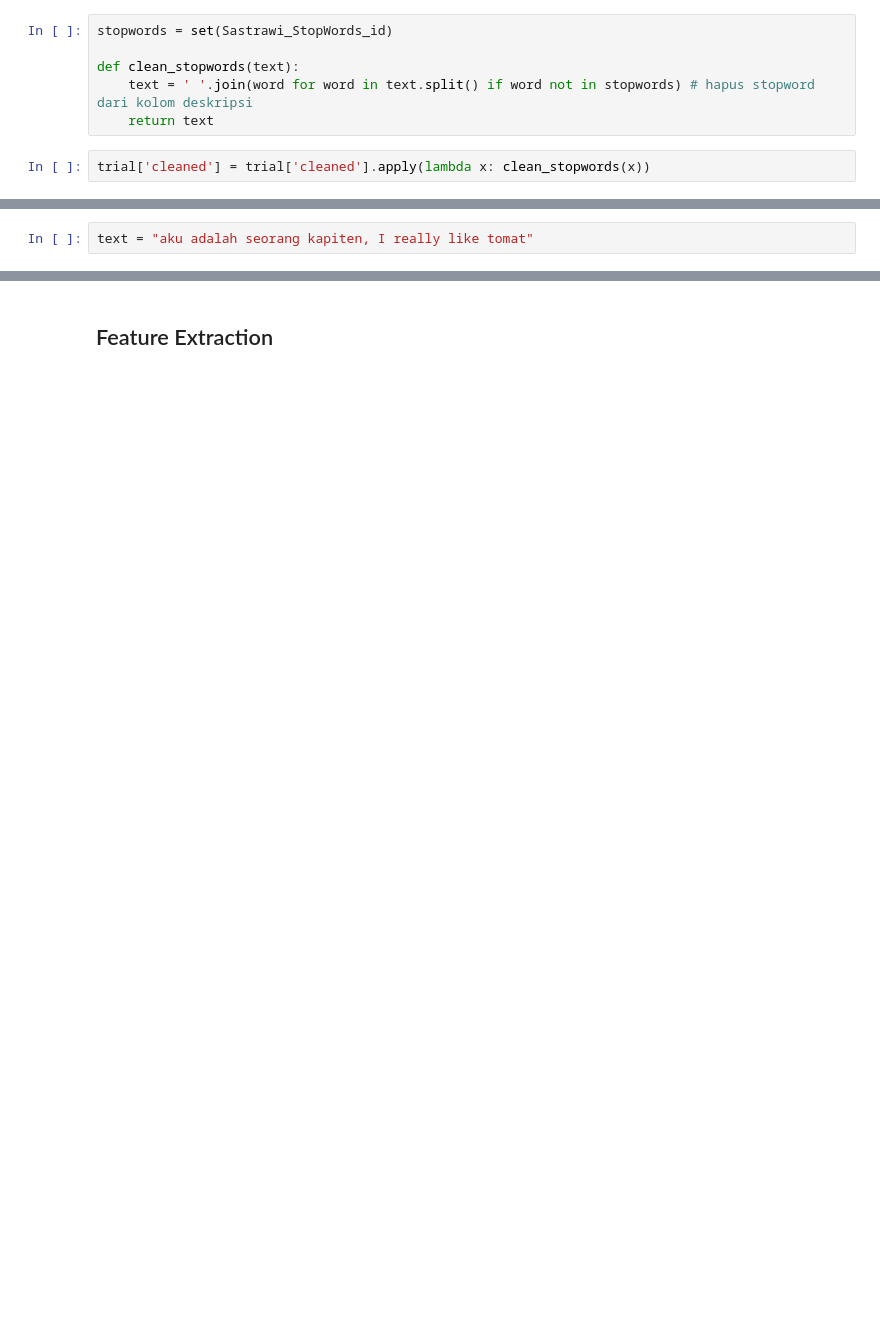
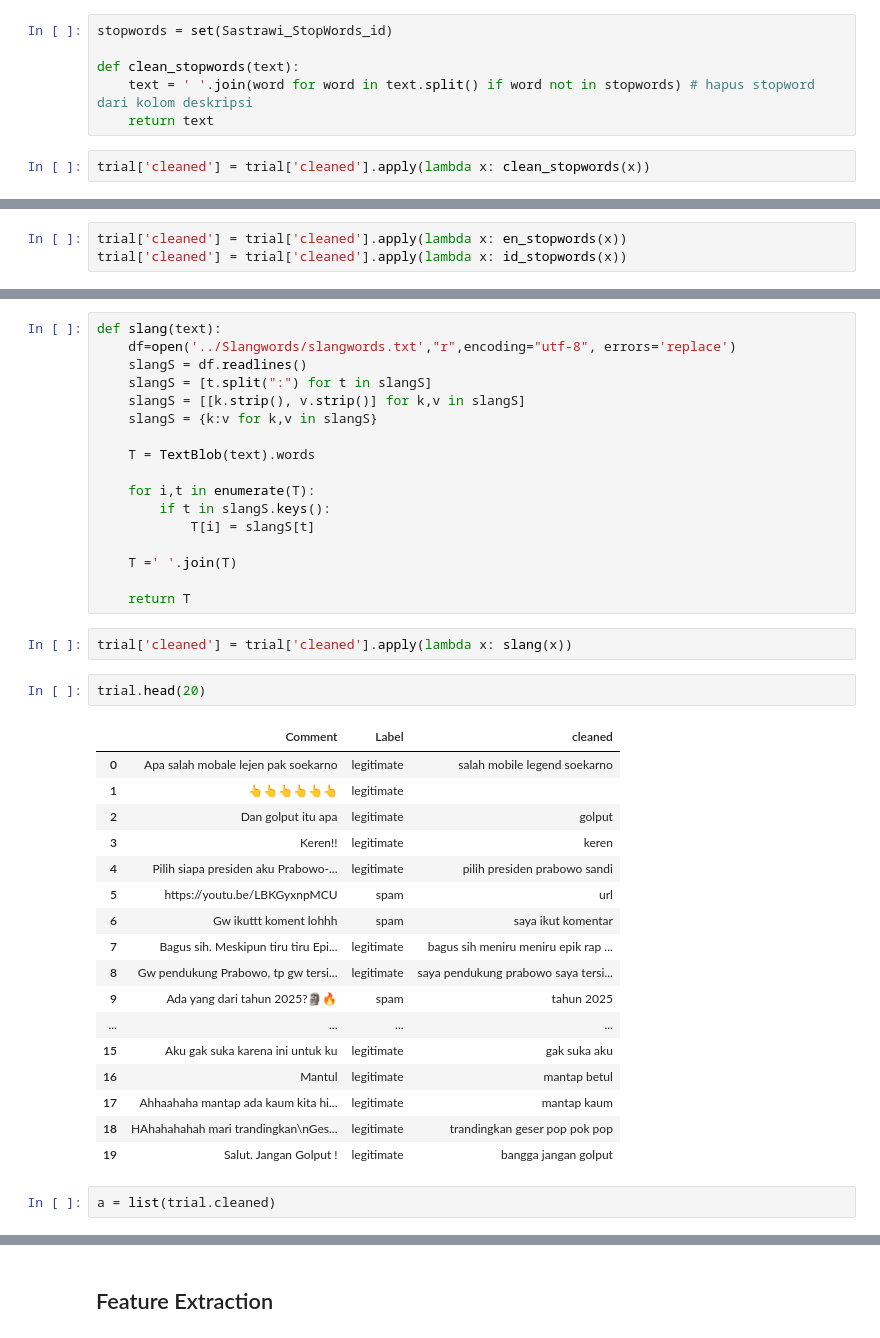
Before and after one commit to dewirizki/CommentsDetection, a Jupyter notebook: Code/data_prepocessing.ipynb, the cells around one changed output, grey strips where cells are left out. Drawn from its saved outputs; the diff is of its cells as text; blank space fills up the shorter version.

```diff
--- a/Code/data_prepocessing.ipynb
+++ b/Code/data_prepocessing.ipynb
@@ -642,2 +747,0 @@ id_stop = set(id_stop)
-# %%
-text = "aku adalah seorang kapiten, I really like tomat"
@@ -659,0 +748,3 @@ id_stopwords(text)
+# %%
+trial['cleaned'] = trial['cleaned'].apply(lambda x: en_stopwords(x))
+trial['cleaned'] = trial['cleaned'].apply(lambda x: id_stopwords(x))
@@ -659,0 +765,41 @@ id_stopwords(text)
+# %%
+def slang(text):
+    df=open('../Slangwords/slangwords.txt',"r",encoding="utf-8", errors='replace')
+    slangS = df.readlines()
+    slangS = [t.split(":") for t in slangS]
+    slangS = [[k.strip(), v.strip()] for k,v in slangS]
+    slangS = {k:v for k,v in slangS}
+
+    T = TextBlob(text).words
+
+    for i,t in enumerate(T):
+        if t in slangS.keys():
+            T[i] = slangS[t]
+
+    T =' '.join(T)
+
+    return T
+# %%
+trial['cleaned'] = trial['cleaned'].apply(lambda x: slang(x))
+# %%
+trial.head(20)
+# %% [output]
+|  | Comment | Label | cleaned |
+| 0 | Apa salah mobale lejen pak soekarno | legitimate | salah mobile legend soekarno |
+| 1 | 👆👆👆👆👆👆 | legitimate |  |
+| 2 | Dan golput itu apa | legitimate | golput |
+| 3 | Keren!! | legitimate | keren |
+| 4 | Pilih siapa presiden aku Prabowo-... | legitimate | pilih presiden prabowo sandi |
+| 5 | https://youtu.be/LBKGyxnpMCU | spam | url |
+| 6 | Gw ikuttt koment lohhh | spam | saya ikut komentar |
+| 7 | Bagus sih. Meskipun tiru tiru Epi... | legitimate | bagus sih meniru meniru epik rap ... |
+| 8 | Gw pendukung Prabowo, tp gw tersi... | legitimate | saya pendukung prabowo saya tersi... |
+| 9 | Ada yang dari tahun 2025?🗿🔥 | spam | tahun 2025 |
+| ... | ... | ... | ... |
+| 15 | Aku gak suka karena ini untuk ku | legitimate | gak suka aku |
+| 16 | Mantul | legitimate | mantap betul |
+| 17 | Ahhaahaha mantap ada kaum kita hi... | legitimate | mantap kaum |
+| 18 | HAhahahahah mari trandingkan\nGes... | legitimate | trandingkan geser pop pok pop |
+| 19 | Salut. Jangan Golput ! | legitimate | bangga jangan golput |
+# %%
+a = list(trial.cleaned)
```
Also changed, not shown: parts of 53 cells of this notebook, 4 other files.
